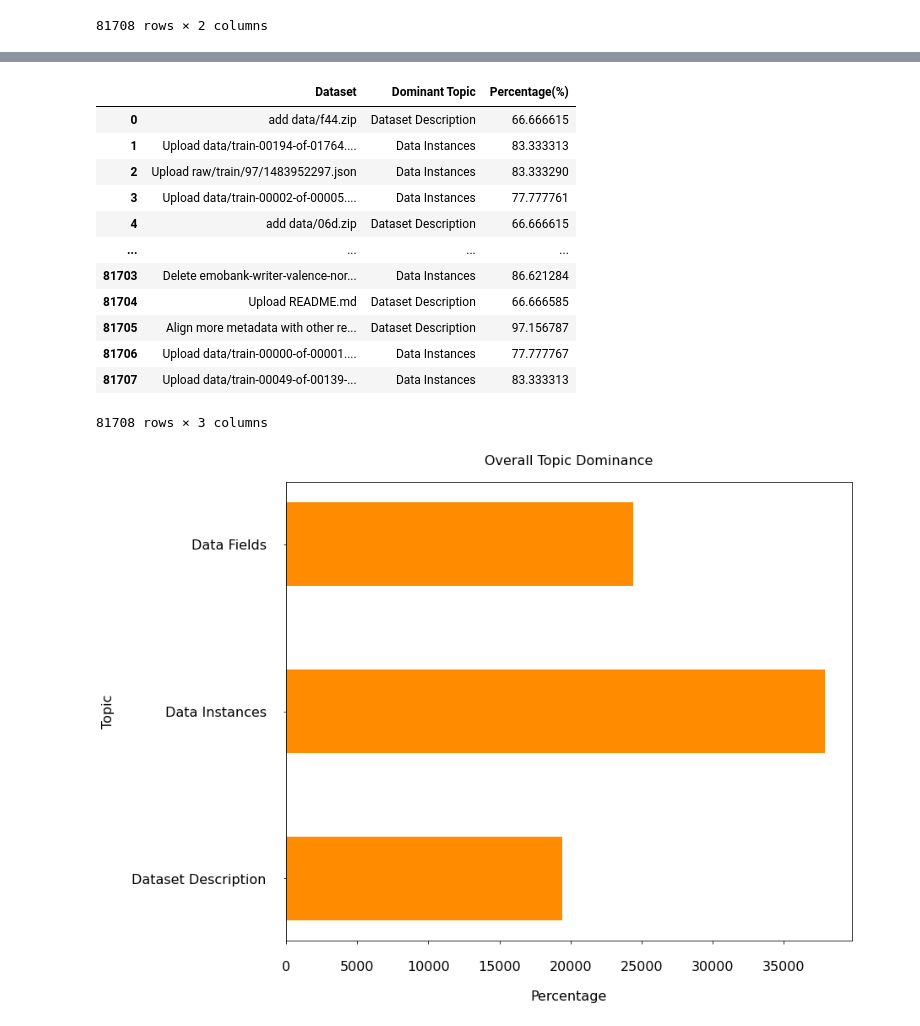
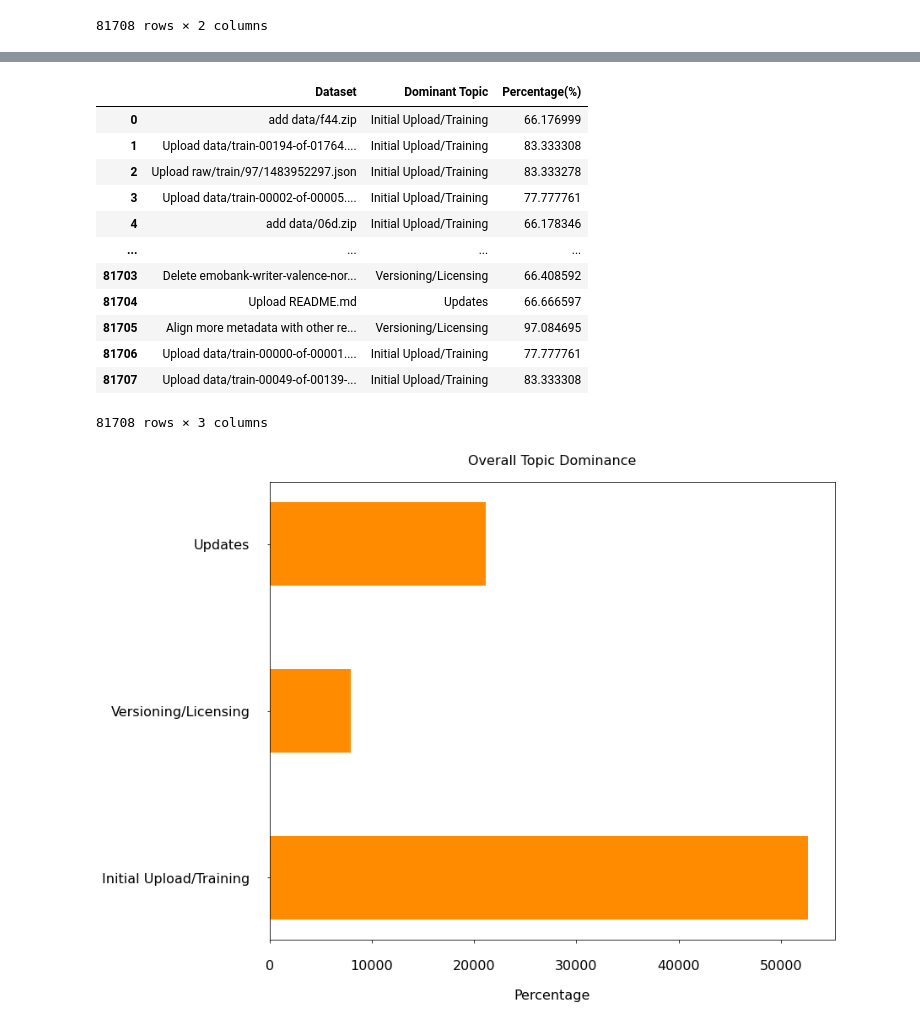
Before and after one commit to Elang89/hf-evolution, a Jupyter notebook: notebooks/dataset_topics.ipynb, the cells around one changed output, grey strips where cells are left out. Drawn from its saved outputs; the diff is of its cells as text; code cells hidden in the pictures.

```diff
--- a/notebooks/dataset_topics.ipynb
+++ b/notebooks/dataset_topics.ipynb
@@ -126,5 +126,5 @@ df_coherence
 # %%
-named_topics = {0: "Dataset Description", 1: "Data Fields", 2: "Data Instances", 3: "Other"}
+named_topics = {0: "Updates", 1: "Initial Upload/Training", 2: "Versioning/Licensing"}
 
 df_dominant = extract_dominant_topics(
     model,
@@ -136,38 +136,38 @@ df_dominant = extract_dominant_topics(
 df_dominant
 # %% [output]
 |  | Dataset | Dominant Topic | Percentage(%) |
-| 0 | add data/f44.zip | Dataset Description | 66.666615 |
-| 1 | Upload data/train-00194-of-01764.... | Data Instances | 83.333313 |
-| 2 | Upload raw/train/97/1483952297.json | Data Instances | 83.333290 |
-| 3 | Upload data/train-00002-of-00005.... | Data Instances | 77.777761 |
-| 4 | add data/06d.zip | Dataset Description | 66.666615 |
+| 0 | add data/f44.zip | Initial Upload/Training | 66.176999 |
+| 1 | Upload data/train-00194-of-01764.... | Initial Upload/Training | 83.333308 |
+| 2 | Upload raw/train/97/1483952297.json | Initial Upload/Training | 83.333278 |
+| 3 | Upload data/train-00002-of-00005.... | Initial Upload/Training | 77.777761 |
+| 4 | add data/06d.zip | Initial Upload/Training | 66.178346 |
 | ... | ... | ... | ... |
-| 81703 | Delete emobank-writer-valence-nor... | Data Instances | 86.621284 |
-| 81704 | Upload README.md | Dataset Description | 66.666585 |
-| 81705 | Align more metadata with other re... | Dataset Description | 97.156787 |
-| 81706 | Upload data/train-00000-of-00001.... | Data Instances | 77.777767 |
-| 81707 | Upload data/train-00049-of-00139-... | Data Instances | 83.333313 |
+| 81703 | Delete emobank-writer-valence-nor... | Versioning/Licensing | 66.408592 |
+| 81704 | Upload README.md | Updates | 66.666597 |
+| 81705 | Align more metadata with other re... | Versioning/Licensing | 97.084695 |
+| 81706 | Upload data/train-00000-of-00001.... | Initial Upload/Training | 77.777761 |
+| 81707 | Upload data/train-00049-of-00139-... | Initial Upload/Training | 83.333308 |
 81708 rows × 3 columns
 # %%
 fontsize = 16
 padding = 20
 
 counter = Counter(df_dominant["Dominant Topic"].to_list())
 names = list(counter.keys())
 values = list(counter.values())
 
 fig, ax = plt.subplots(nrows=1, ncols=1, figsize=(12, 10))
 ax.tick_params(axis="both", pad=padding, labelsize=fontsize)
 ax.set_xlabel("Percentage", fontsize=fontsize, labelpad=padding)
-ax.set_ylabel("Topic", fontsize=fontsize, labelpad=padding)
+# ax.set_ylabel("Topic", fontsize=fontsize, labelpad=padding)
 ax.set_title("Overall Topic Dominance", pad=padding, fontsize=fontsize)
 # ax.xaxis.set_major_formatter(mtick.PercentFormatter(xmax=1925))
 ax.barh(names, values, color="darkorange", height=0.5)
 
 
-fig.savefig("plots/RQ2/RQ2_TopicDominance.pdf", dpi=800, bbox_inches = "tight")
+fig.savefig("plots/RQ1/RQ1_TopicDominanceDatasets.pdf", dpi=800, bbox_inches = "tight")
 # %% [output]
-[figure, old version]
+[figure, new version]
 # %%
 pyLDAvis.enable_notebook()
 vis =  gensimvis.prepare(model, corpus, dictionary)
```
Also changed, not shown: parts of 6 cells of this notebook, 11 other files.
